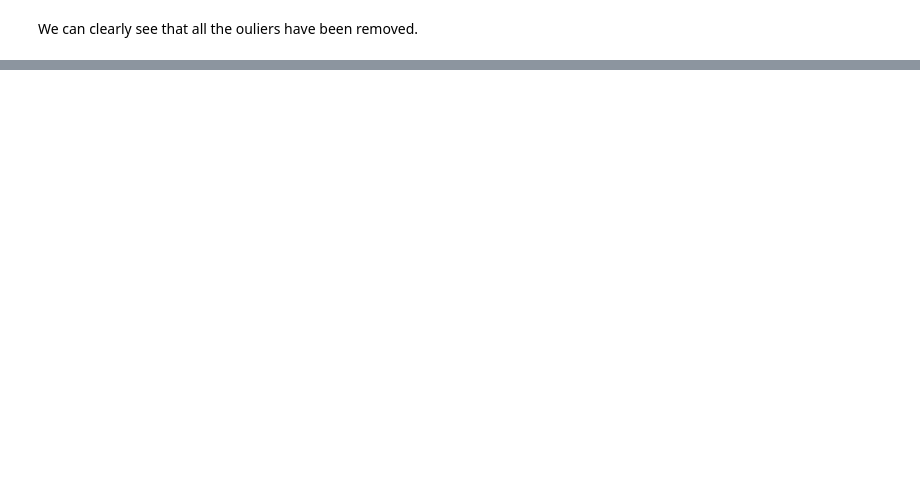
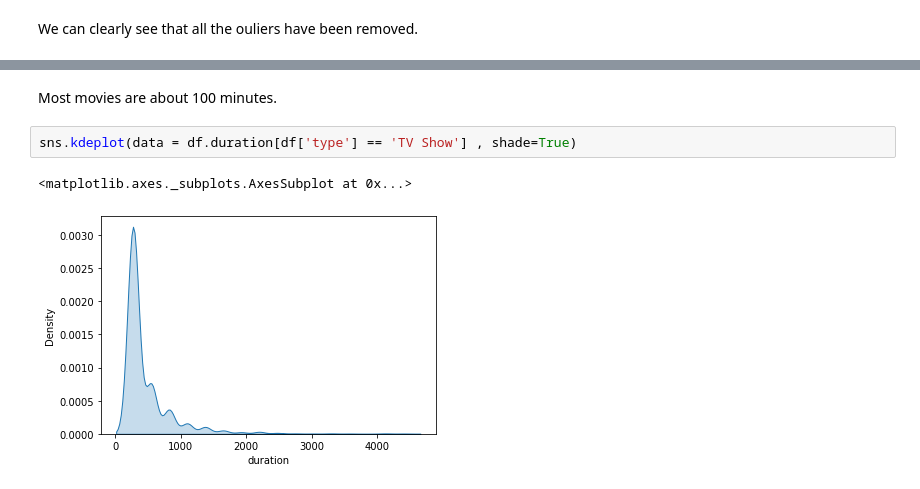
Before and after one commit to Shashwat-spyder/Netflix-movies-and-tv-shows-recommendation-system, a Jupyter notebook: NETFLIX_MOVIES_AND_TV_SHOWS_CLUSTERING.ipynb, the cells around one changed output, grey strips where cells are left out. Saved outputs shown, nothing was run; the diff lists cells and outputs as text; blank space fills up the shorter version.

```diff
--- a/NETFLIX_MOVIES_AND_TV_SHOWS_CLUSTERING.ipynb
+++ b/NETFLIX_MOVIES_AND_TV_SHOWS_CLUSTERING.ipynb
@@ -538,0 +585,7 @@ df.shape
+# %% [markdown]
+Most movies are about 100 minutes.
+# %%
+sns.kdeplot(data = df.duration[df['type'] == 'TV Show'] , shade=True)
+# %% [output]
+<matplotlib.axes._subplots.AxesSubplot at 0x...>
+[figure, added]
```
Also changed, not shown: parts of 30 cells of this notebook.
